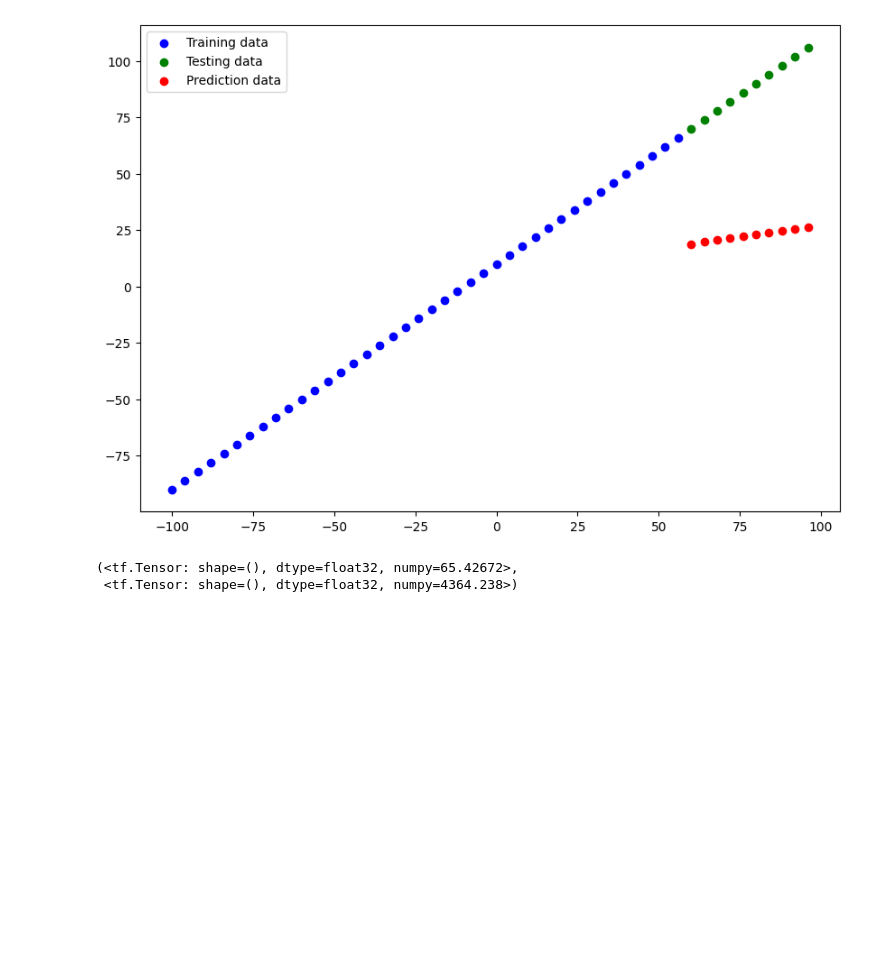
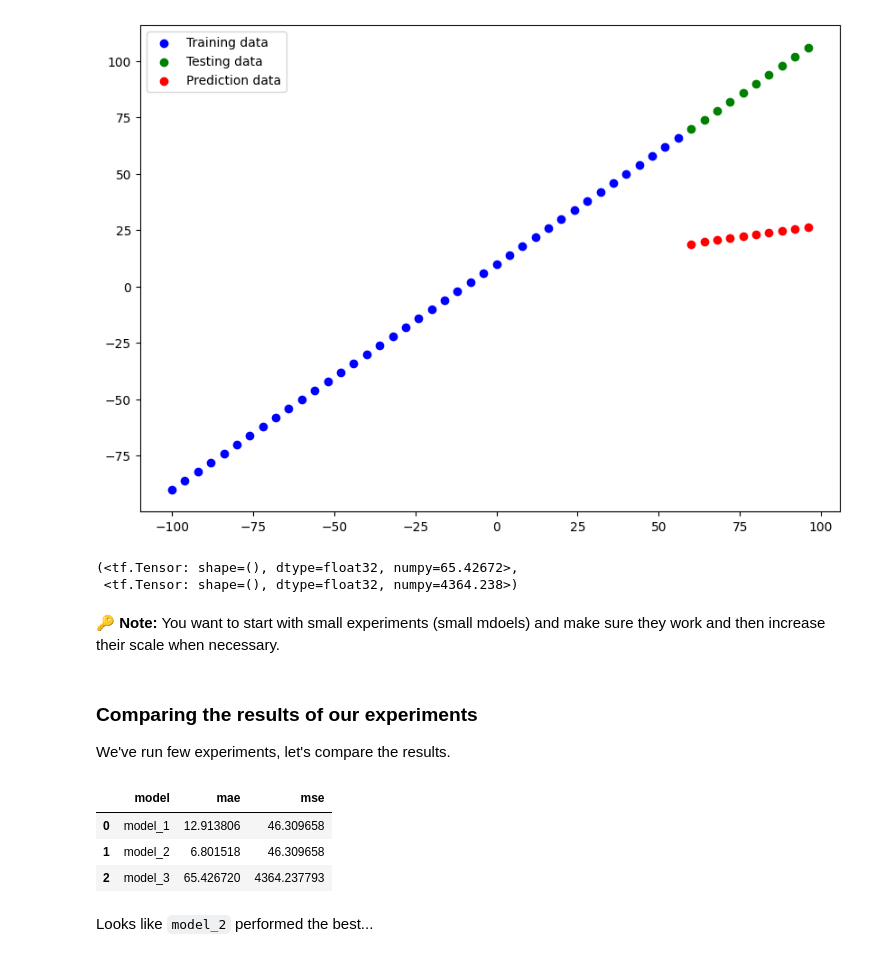
Before and after one commit to Hardtophead/Learn_DL_With_Tensorflow, a Jupyter notebook: 01_neural_network_regression_in_tensorflow_video.ipynb, the cells around one changed output. Drawn from its saved outputs; the diff is of its cells as text; code cells hidden in the pictures; blank space fills up the shorter version.

Commit message:
Comparing and tracking your TensorFlow modelling experiments

```diff
--- a/01_neural_network_regression_in_tensorflow_video.ipynb
+++ b/01_neural_network_regression_in_tensorflow_video.ipynb
@@ -889,3 +889,28 @@ mae_3, mse_3
 # %% [output]
 (<tf.Tensor: shape=(), dtype=float32, numpy=65.42672>,
  <tf.Tensor: shape=(), dtype=float32, numpy=4364.238>)
+# %% [markdown]
+🔑 **Note:** You want to start with small experiments (small mdoels) and make sure they work and then increase their scale when necessary.
+# %% [markdown]
+### Comparing the results of our experiments
+
+We've run few experiments, let's compare the results.
+# %%
+# Let's compare our model's results using a pandas DataFrame
+import pandas as pd
+
+model_results = [
+    ['model_1', mae_1.numpy(), mse_2.numpy()],
+    ['model_2', mae_2.numpy(), mse_2.numpy()],
+    ['model_3', mae_3.numpy(), mse_3.numpy()]
+]
+all_results = pd.DataFrame(model_results, columns=['model', 'mae', 'mse'])
+
+all_results
+# %% [output]
+|  | model | mae | mse |
+| 0 | model_1 | 12.913806 | 46.309658 |
+| 1 | model_2 | 6.801518 | 46.309658 |
+| 2 | model_3 | 65.426720 | 4364.237793 |
+# %% [markdown]
+Looks like `model_2` performed the best...
```
Also changed, not shown: parts of 3 cells of this notebook.
